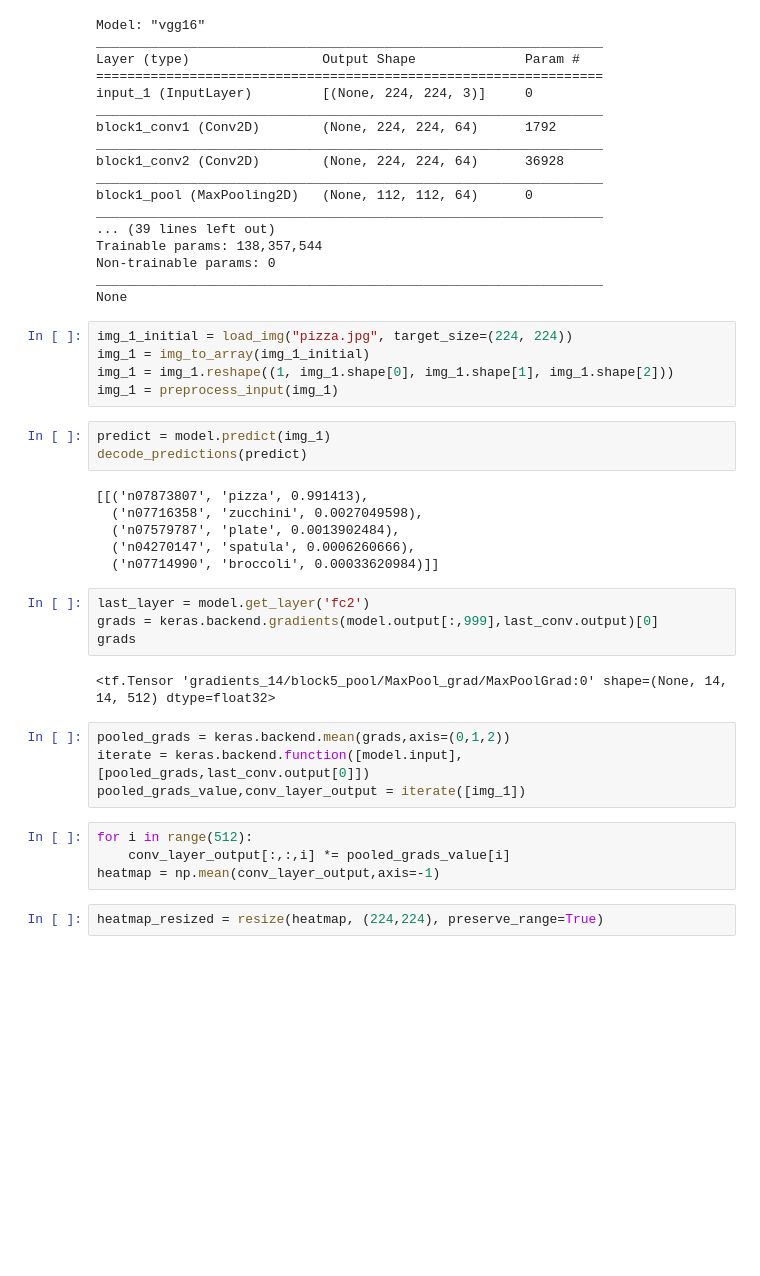
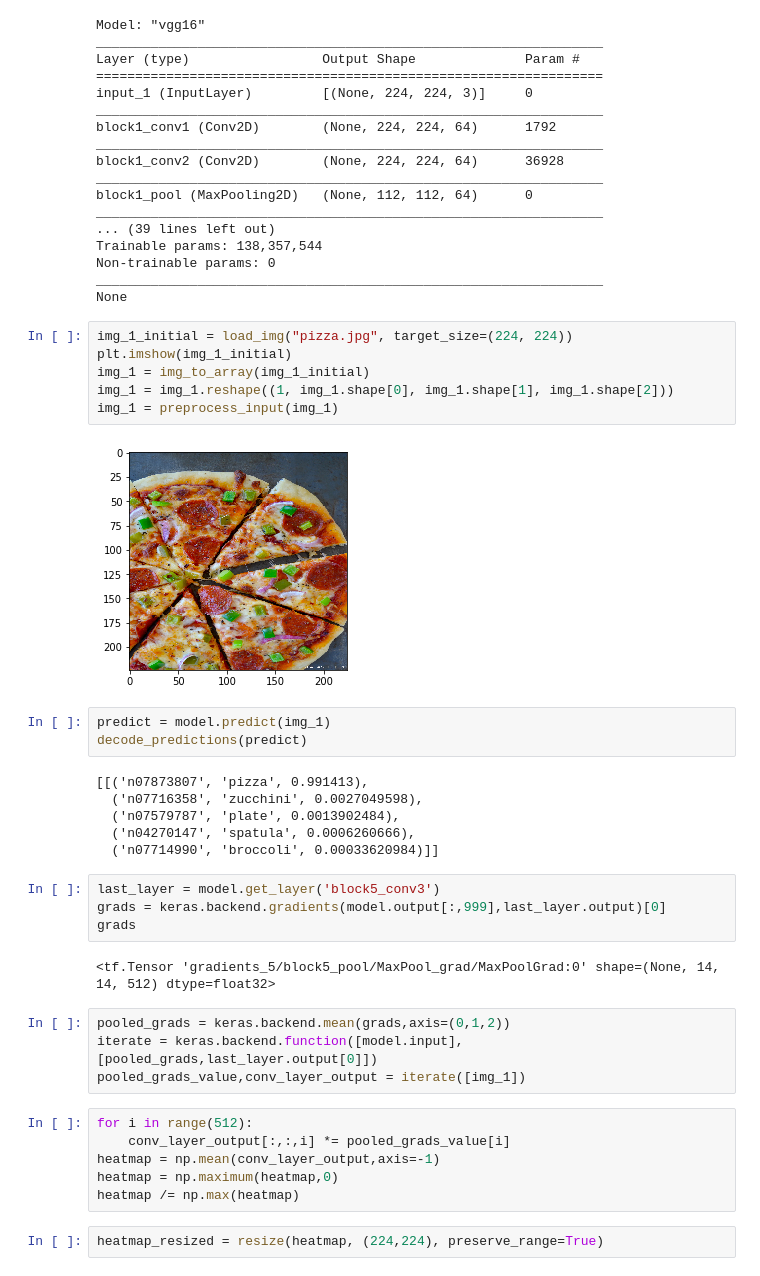
Before and after one commit to sumansid/Gradcam-implementation, a Jupyter notebook: GradCam.ipynb, the cells around one changed output. Drawn from its saved outputs; the diff is of its cells as text; blank space fills up the shorter version.

```diff
--- a/GradCam.ipynb
+++ b/GradCam.ipynb
@@ -34,9 +33,12 @@ _________________________________________________________________
 None
 # %%
 img_1_initial = load_img("pizza.jpg", target_size=(224, 224))
+plt.imshow(img_1_initial)
 img_1 = img_to_array(img_1_initial)
 img_1 = img_1.reshape((1, img_1.shape[0], img_1.shape[1], img_1.shape[2]))
 img_1 = preprocess_input(img_1)
+# %% [output]
+[figure, added]
 # %%
 predict = model.predict(img_1)
 decode_predictions(predict)
@@ -47,19 +49,21 @@ decode_predictions(predict)
   ('n04270147', 'spatula', 0.0006260666),
   ('n07714990', 'broccoli', 0.00033620984)]]
 # %%
-last_layer = model.get_layer('fc2')
-grads = keras.backend.gradients(model.output[:,999],last_conv.output)[0]
+last_layer = model.get_layer('block5_conv3')
+grads = keras.backend.gradients(model.output[:,999],last_layer.output)[0]
 grads
 # %% [output]
-<tf.Tensor 'gradients_14/block5_pool/MaxPool_grad/MaxPoolGrad:0' shape=(None, 14, 14, 512) dtype=float32>
+<tf.Tensor 'gradients_5/block5_pool/MaxPool_grad/MaxPoolGrad:0' shape=(None, 14, 14, 512) dtype=float32>
 # %%
 pooled_grads = keras.backend.mean(grads,axis=(0,1,2))
-iterate = keras.backend.function([model.input],[pooled_grads,last_conv.output[0]])
+iterate = keras.backend.function([model.input],[pooled_grads,last_layer.output[0]])
 pooled_grads_value,conv_layer_output = iterate([img_1])
 # %%
 for i in range(512):
     conv_layer_output[:,:,i] *= pooled_grads_value[i]
 heatmap = np.mean(conv_layer_output,axis=-1)
+heatmap = np.maximum(heatmap,0)
+heatmap /= np.max(heatmap)
 # %%
 heatmap_resized = resize(heatmap, (224,224), preserve_range=True)
 # %%
```
Also changed, not shown: parts of 3 cells of this notebook.
